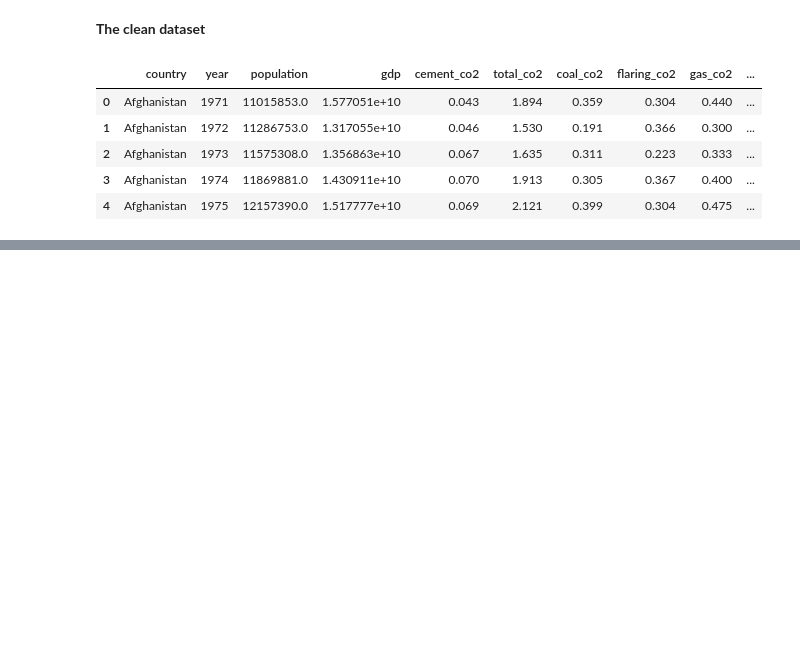
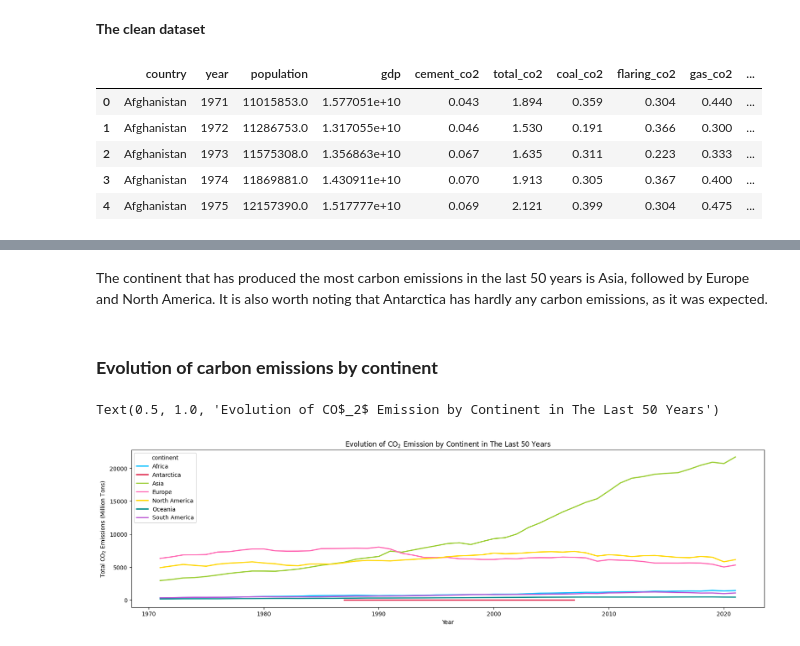
Before and after one commit to herrerovir/Co2-emissions-exploratory-data-analysis, a Jupyter notebook: EDA-co2-emissions.ipynb, the cells around one changed output, grey strips where cells are left out. Drawn from its saved outputs; the diff is of its cells as text; code cells hidden in the pictures; blank space fills up the shorter version.

```diff
--- a/EDA-co2-emissions.ipynb
+++ b/EDA-co2-emissions.ipynb
@@ -326,0 +376,14 @@ carbon_emission.head()
+# %% [markdown]
+The continent that has produced the most carbon emissions in the last 50 years is Asia, followed by Europe and North America. It is also worth noting that Antarctica has hardly any carbon emissions, as it was expected.
+# %% [markdown]
+### **Evolution of carbon emissions by continent**
+# %%
+evolution_emissions_continent_graph = plt.figure(figsize = (20, 5))
+sns.lineplot(emissions_continents, x = "year", y = "total_co2", hue = "continent", linewidth = 2,
+             palette = ["deepskyblue", "crimson", "yellowgreen", "hotpink", "gold", "darkcyan", "mediumorchid"])
+plt.xlabel("Year")
+plt.ylabel("Total CO$_2$ Emissions (Million Tons)")
+plt.title("Evolution of CO$_2$ Emission by Continent in The Last 50 Years", size = 12)
+# %% [output]
+Text(0.5, 1.0, 'Evolution of CO$_2$ Emission by Continent in The Last 50 Years')
+[figure, added]
```
Also changed, not shown: parts of 65 cells of this notebook.
